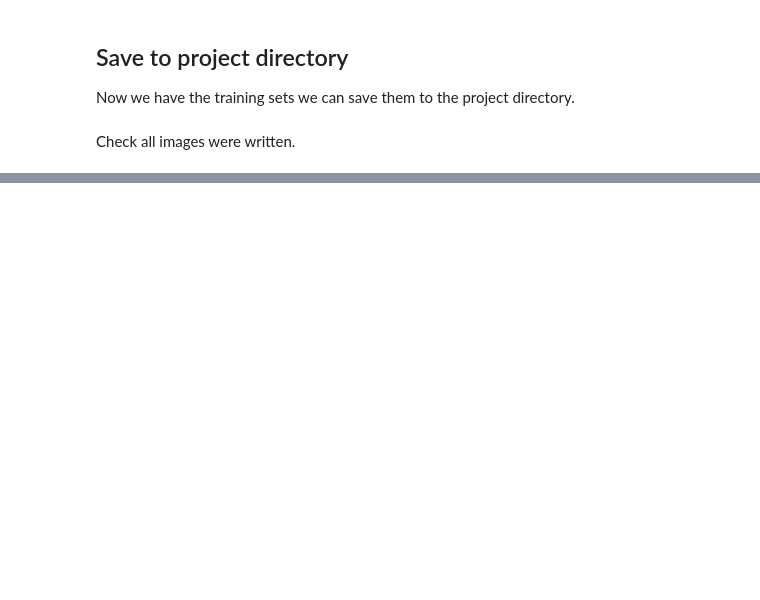
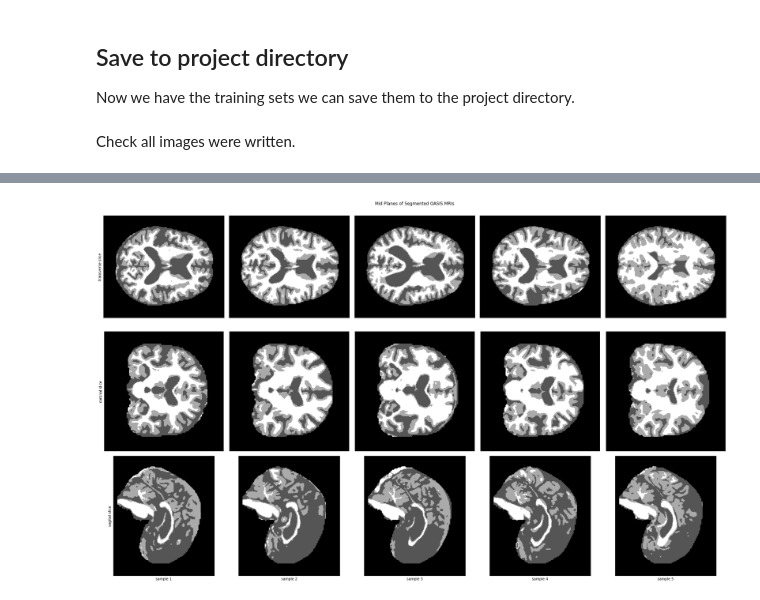
Before and after one commit to kaihulme/ad-gan, a Jupyter notebook: notebooks/data_handling_oasis.ipynb, the cells around one changed output, grey strips where cells are left out. Drawn from its saved outputs; the diff is of its cells as text; code cells hidden in the pictures; blank space fills up the shorter version.

Commit message:
Coronal slicing of segmented volumes

```diff
--- a/notebooks/data_handling_oasis.ipynb
+++ b/notebooks/data_handling_oasis.ipynb
@@ -168,4 +168,4 @@ Now we have the images and their AD label we can create test and train sets.
 First we shall replace the `AD` column with binary values.
 # %%
 ad_dict = {"AD": {False: 0, True: 1}}
-y = cdr_df.replace(ad_dict, inplace=False)["AD"].tolist()
+labels = cdr_df.replace(ad_dict, inplace=False)["AD"].tolist()
@@ -172 +174,15 @@ y = cdr_df.replace(ad_dict, inplace=False)["AD"].tolist()
+# %%
+neg_idxs, pos_idxs = [], []
+for i, label in enumerate(labels):
+    if label == 0:
+        neg_idxs.append(i)
+    if label == 1:
+        pos_idxs.append(i)
+
+neg_idxs = np.random.choice(neg_idxs, len(pos_idxs))
+target_idxs = np.append(neg_idxs, pos_idxs)
+balanced_df = cdr_df.take(target_idxs)
+
+X = np.take(slices, target_idxs, axis=0)
+y = np.take(labels, target_idxs)
 # %% [markdown]
@@ -250,0 +273,27 @@ total images found: 235 (135 negative, 100 positive)
+# %%
+fsl_dirs = [os.path.join(data_dir, "{0}/FSL_SEG".format(subject)) for subject in subjects]
+
+fig, ax = plt.subplots(figsize=(25, 15))
+plt.title("Mid Planes of Segmented OASIS MRIs")
+plt.xticks([])
+plt.yticks([])
+plt.box(None)
+for i, idx in enumerate(np.random.choice(100, 5)):
+    fsl_paths = [os.path.join(fsl_dirs[idx], name) for name in os.listdir(fsl_dirs[idx]) if name[-4:] == ".img"]
+    nii = nib.load(fsl_paths[0])
+    volume = nii.get_fdata()
+    sagit_slice = ("sagital", volume[volume.shape[0] // 2, :, :])
+    coron_slice = ("coronal", volume[:, volume.shape[1] // 2, :])
+    trans_slice = ("transverse", volume[:, :, volume.shape[2] // 2])
+    for j, (name, slice) in enumerate([trans_slice, coron_slice, sagit_slice]):
+        ax = fig.add_subplot(3, 5, i+1+j*5)
+        ax = plt.imshow(slice, cmap="gray")
+        ax = plt.xticks([])
+        ax = plt.yticks([])
+        if i == 0:
+            ax = plt.ylabel("{} slice".format(name))
+        if name == "sagital":
+            ax = plt.xlabel("sample {}".format(i+1))
+    fig.tight_layout()
+# %% [output]
+[figure, added]
```
Also changed, not shown: parts of 13 cells of this notebook, 2 other files.
